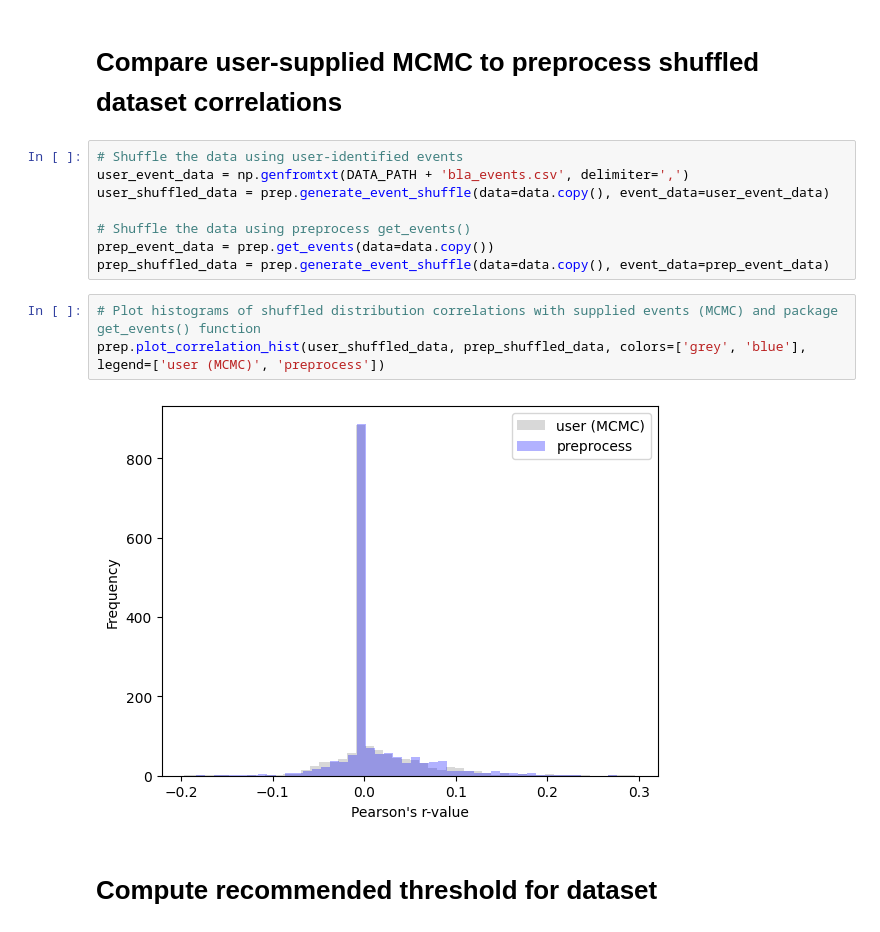
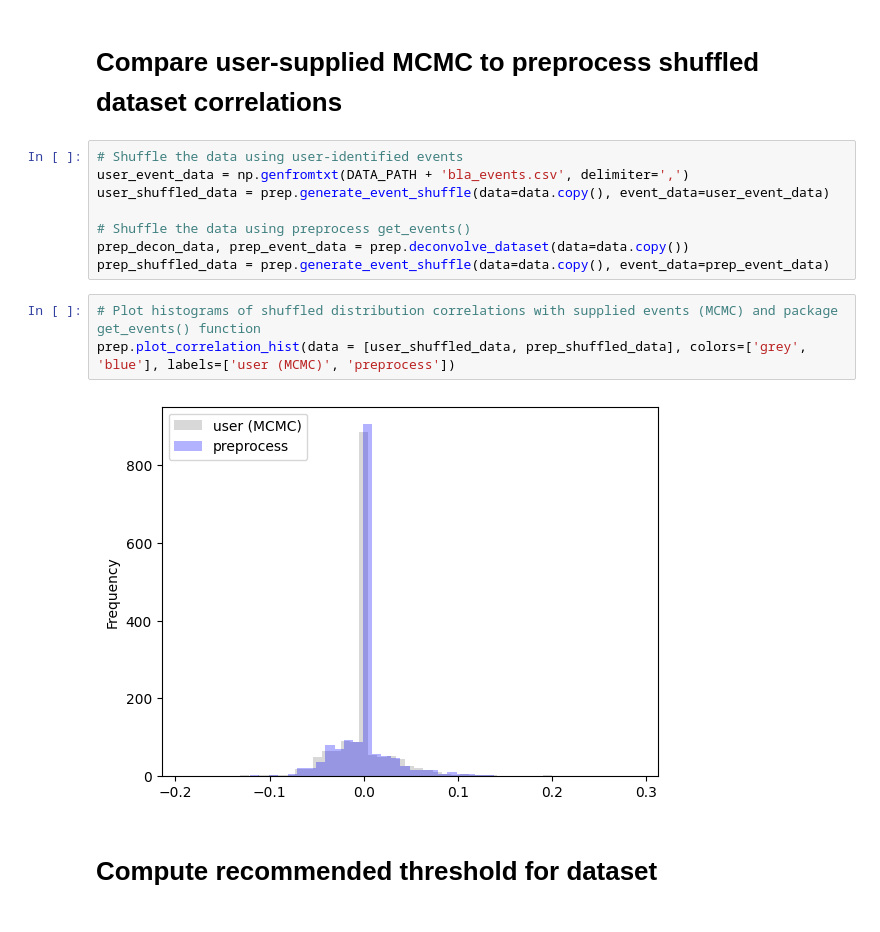
Before and after one commit to vporubsky/CaGraph, a Jupyter notebook: preprocessing_tutorial.ipynb, the cells around one changed output. Drawn from its saved outputs; the diff is of its cells as text.

```diff
--- a/preprocessing_tutorial.ipynb
+++ b/preprocessing_tutorial.ipynb
@@ -113,13 +113,13 @@ user_event_data = np.genfromtxt(DATA_PATH + 'bla_events.csv', delimiter=',')
 user_shuffled_data = prep.generate_event_shuffle(data=data.copy(), event_data=user_event_data)
 
 # Shuffle the data using preprocess get_events()
-prep_event_data = prep.get_events(data=data.copy())
+prep_decon_data, prep_event_data = prep.deconvolve_dataset(data=data.copy())
 prep_shuffled_data = prep.generate_event_shuffle(data=data.copy(), event_data=prep_event_data)
 # %%
 # Plot histograms of shuffled distribution correlations with supplied events (MCMC) and package get_events() function
-prep.plot_correlation_hist(user_shuffled_data, prep_shuffled_data, colors=['grey', 'blue'], legend=['user (MCMC)', 'preprocess'])
+prep.plot_correlation_hist(data = [user_shuffled_data, prep_shuffled_data], colors=['grey', 'blue'], labels=['user (MCMC)', 'preprocess'])
 # %% [output]
-[figure, old version]
+[figure, new version]
 # %% [markdown]
 # Compute recommended threshold for dataset <a class="anchor" id="preprocessing"></a>
 # %%
```
Also changed, not shown: parts of 5 cells of this notebook, 6 other files.
